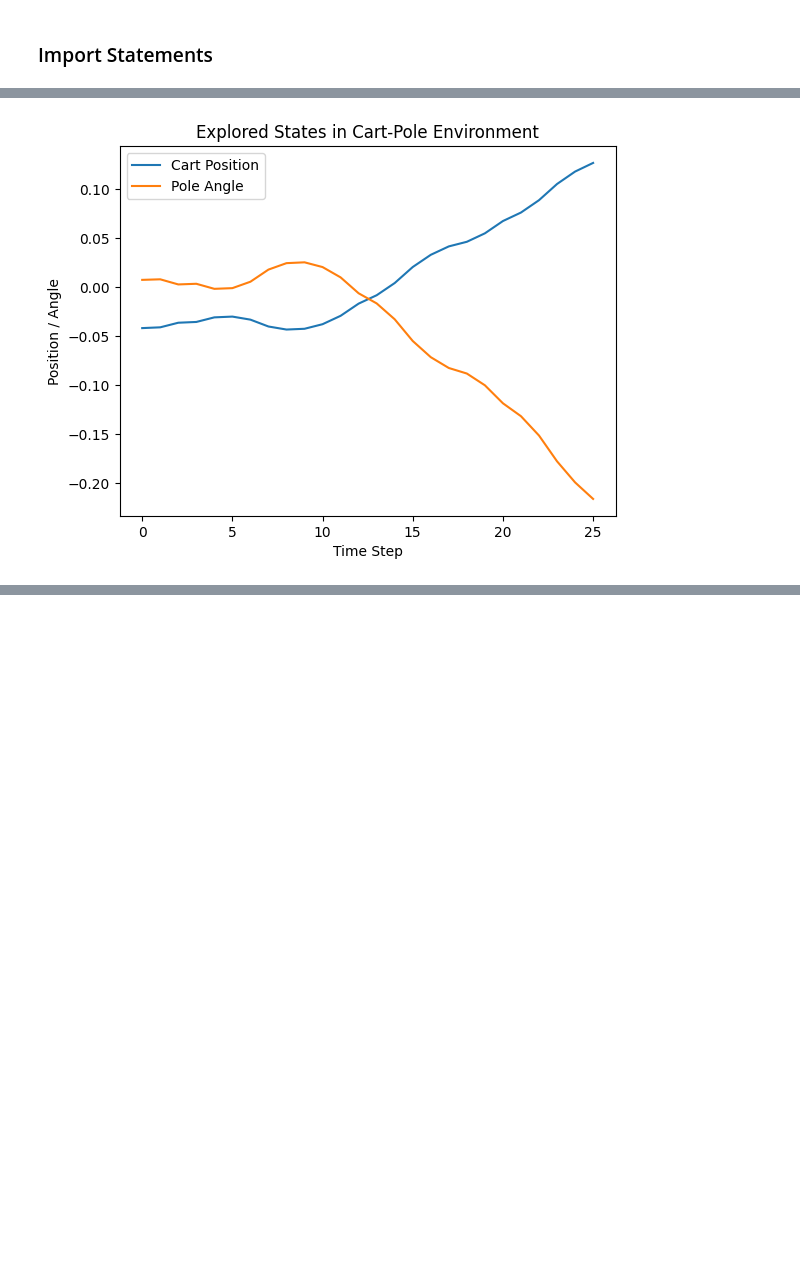
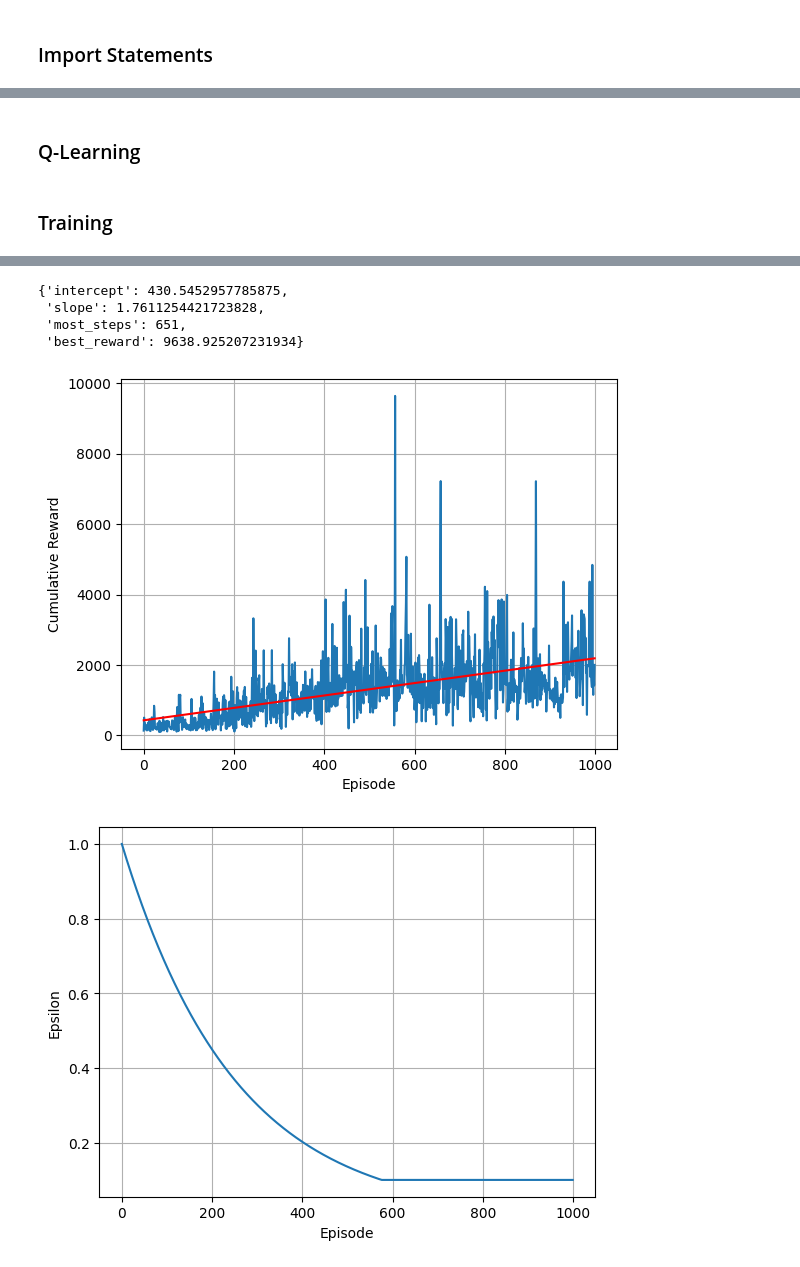
Before and after one commit to Zach-K408/cart-pole_rl, a Jupyter notebook: main.ipynb, the cells around one changed output, grey strips where cells are left out. Drawn from its saved outputs; the diff is of its cells as text; code cells hidden in the pictures; blank space fills up the shorter version.

```diff
--- a/main.ipynb
+++ b/main.ipynb
@@ -8,40 +17,0 @@ import matplotlib.pyplot as plt
-# %%
-# Create the cart-pole environment
-env = gym.make('CartPole-v1')
-
-# Reset the environment to obtain the initial state
-state = env.reset()
-
-# Initialize lists to store the positions
-cart_positions = [state[0][0]]
-pole_positions = [state[0][2]]
-
-# Run a few steps in the environment
-for _ in range(100):
-    # Choose a random action
-    action = env.action_space.sample()
-
-    # Perform the chosen action in the environment
-    next_state, reward, terminated, truncated, info = env.step(action)
-
-    # Store the positions
-    cart_positions.append(next_state[0])
-    pole_positions.append(next_state[2])
-
-    # Check if the episode is terminated
-    if terminated:
-        break
-
-# Close the environment
-env.close()
-
-# Plot the positions
-plt.plot(cart_positions, label='Cart Position')
-plt.plot(pole_positions, label='Pole Angle')
-plt.xlabel('Time Step')
-plt.ylabel('Position / Angle')
-plt.title('Explored States in Cart-Pole Environment')
-plt.legend()
-plt.show()
-# %% [output]
-[figure, removed]
@@ -47,0 +198,2 @@ plt.show()
+# %% [markdown]
+### Q-Learning
@@ -47,0 +453,7 @@ plt.show()
+# %% [markdown]
+### Training
+# %%
+q_table, bins = Q_table(action_space,observation_space,num_bins)
+
+Q_learning(q_table, bins, episodes, show_time, gamma, epsilon_i, epsilon_f, alpha_i, alpha_f, render_modes[1])
+# %% [output]
@@ -47,0 +477,6 @@ plt.show()
+{'intercept': 430.5452957785875,
+ 'slope': 1.7611254421723828,
+ 'most_steps': 651,
+ 'best_reward': 9638.925207231934}
+[figure, added]
+[figure, added]
```
Also changed, not shown: parts of 7 cells of this notebook, 8 other files.
